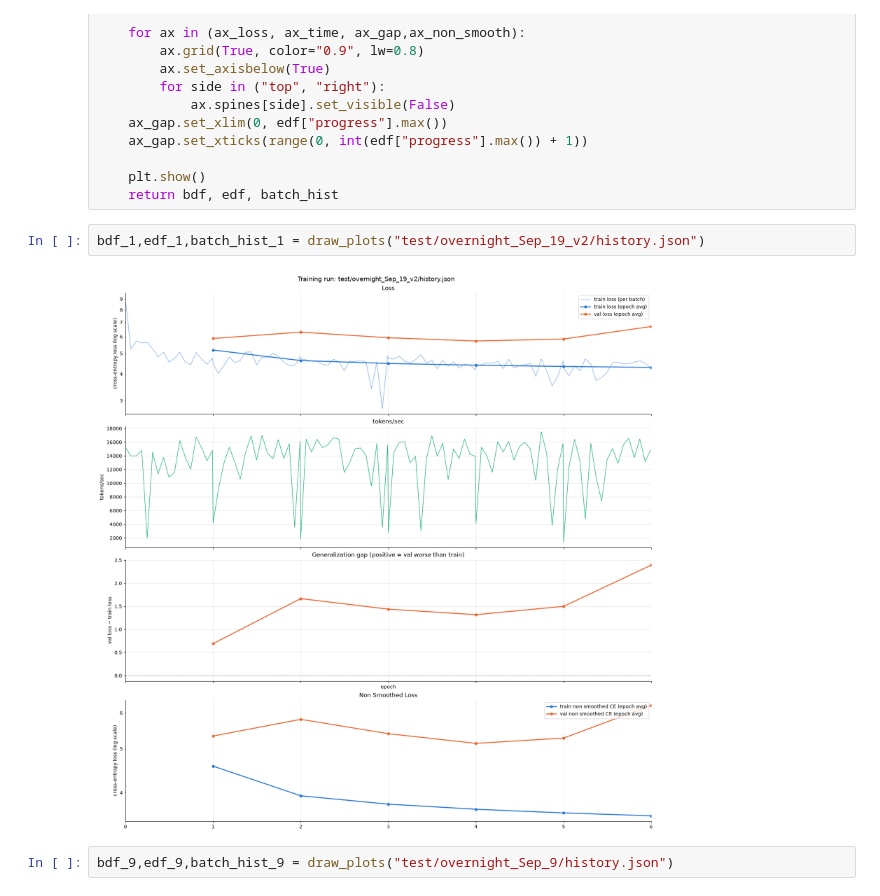
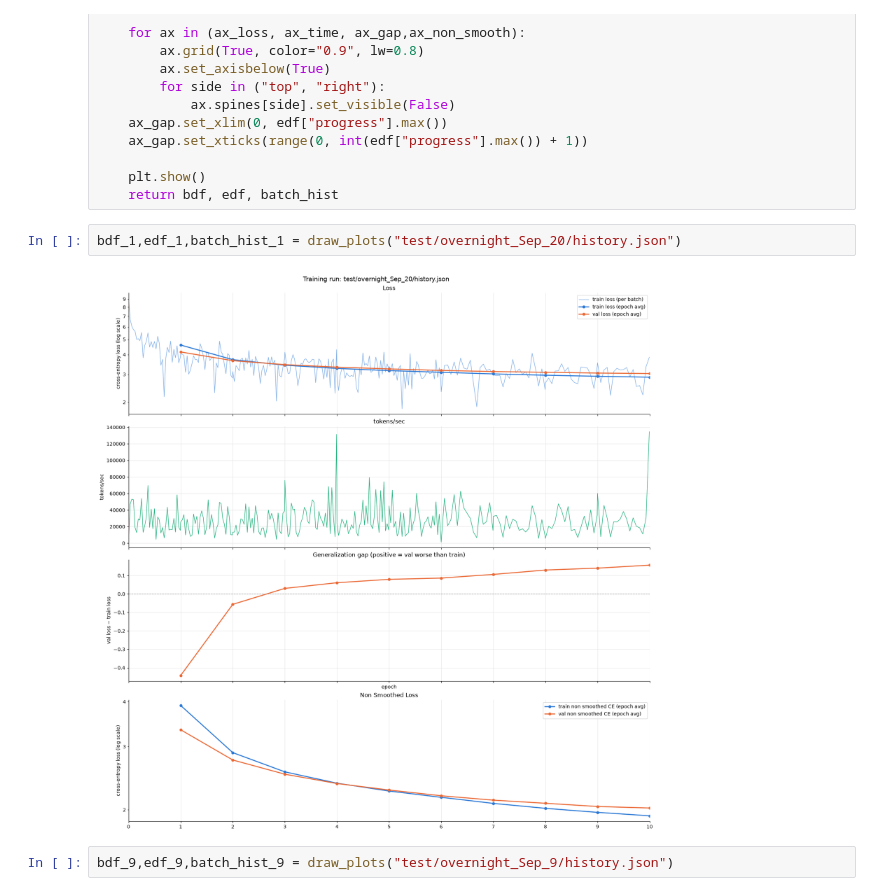
Before and after one commit to maminsed/Attention-is-All-You-Need, a Jupyter notebook: evaluation.ipynb, the cells around one changed output. Drawn from its saved outputs; the diff is of its cells as text.

```diff
--- a/evaluation.ipynb
+++ b/evaluation.ipynb
@@ -77,9 +77,9 @@ def draw_plots(path):
     plt.show()
     return bdf, edf, batch_hist
 # %%
-bdf_1,edf_1,batch_hist_1 = draw_plots("test/overnight_Sep_19_v2/history.json")
+bdf_1,edf_1,batch_hist_1 = draw_plots("test/overnight_Sep_20/history.json")
 # %% [output]
-[figure, old version]
+[figure, new version]
 # %%
 bdf_9,edf_9,batch_hist_9 = draw_plots("test/overnight_Sep_9/history.json")
 # %% [output]
```
Also changed, not shown: parts of 8 cells of this notebook, 5 other files.
